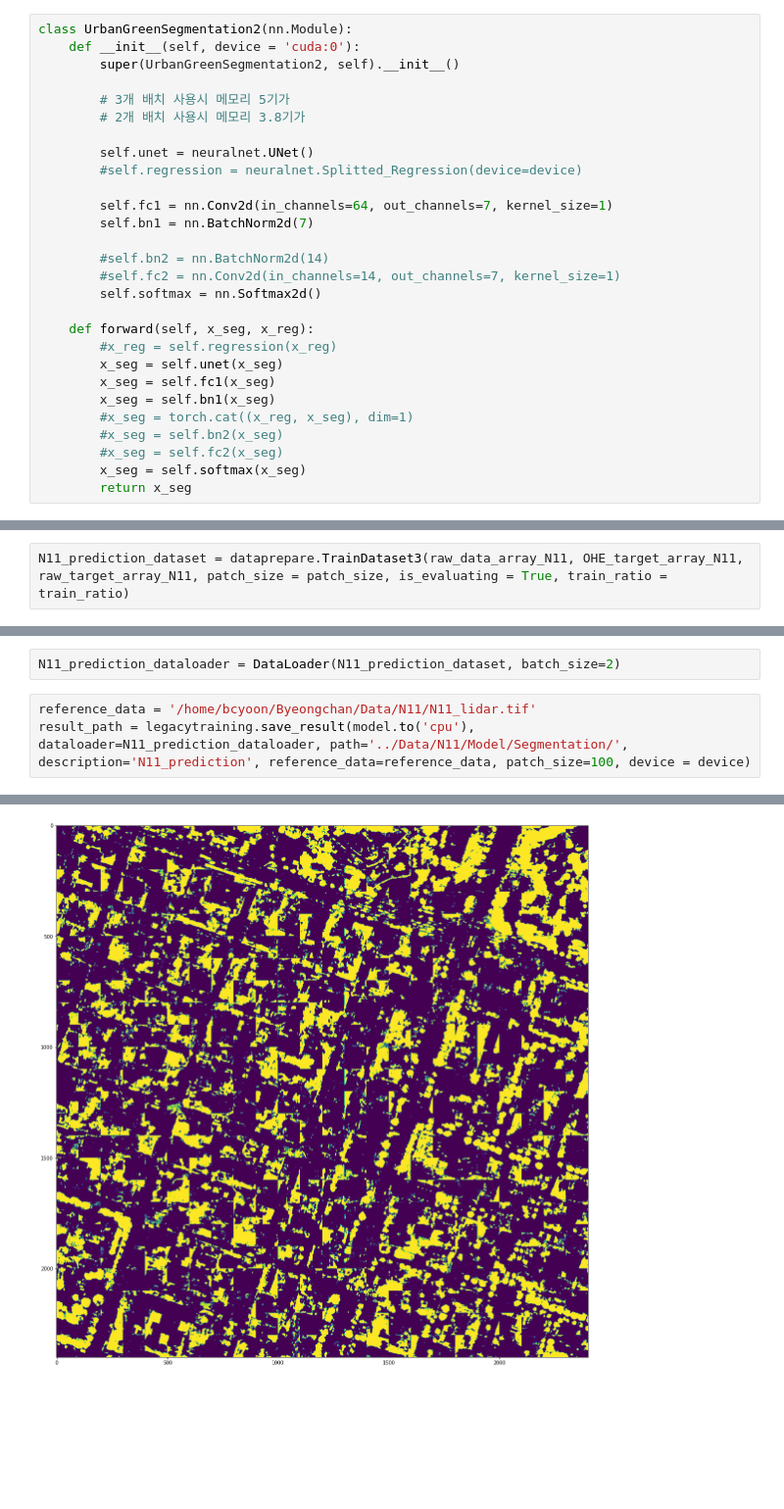
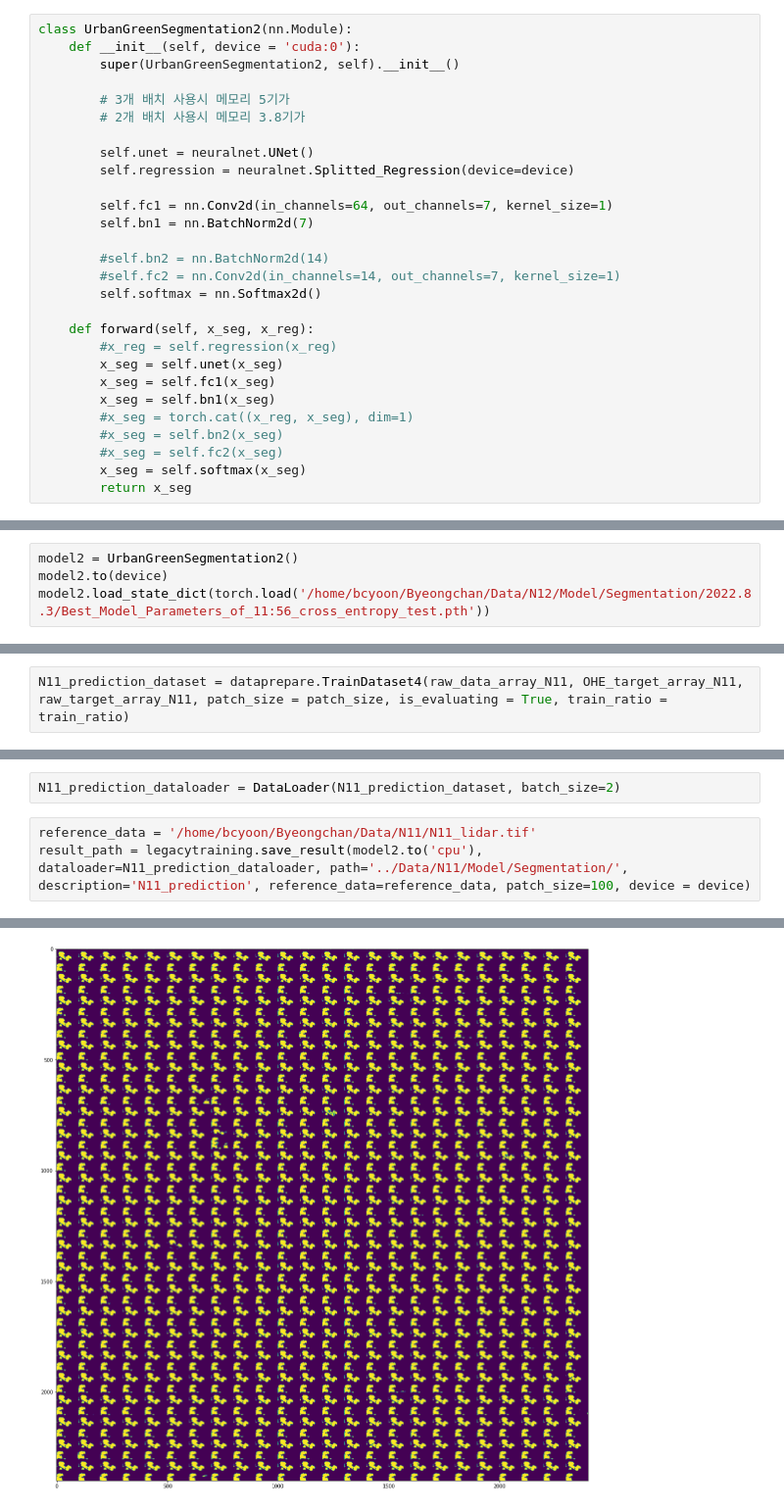
Before and after one commit to Yumbang/Codes, a Jupyter notebook: UrbanGreenSegmentation.ipynb, the cells around one changed output, grey strips where cells are left out. Shown: that part at 98% size. Drawn from its saved outputs; the diff is of its cells as text; blank space fills up the shorter version.

Commit message:
Added dataset for UrbanGreenSegmentation2 prediction.
Experimenting with different hyperparameters parallely

```diff
--- a/UrbanGreenSegmentation.ipynb
+++ b/UrbanGreenSegmentation.ipynb
@@ -119,7 +119,7 @@ class UrbanGreenSegmentation2(nn.Module):
         # 2개 배치 사용시 메모리 3.8기가
 
         self.unet = neuralnet.UNet()
-        #self.regression = neuralnet.Splitted_Regression(device=device)
+        self.regression = neuralnet.Splitted_Regression(device=device)
 
         self.fc1 = nn.Conv2d(in_channels=64, out_channels=7, kernel_size=1)
         self.bn1 = nn.BatchNorm2d(7)
@@ -225,0 +204,4 @@ Type yes to continue
+# %%
+model2 = UrbanGreenSegmentation2()
+model2.to(device)
+model2.load_state_dict(torch.load('/home/bcyoon/Byeongchan/Data/N12/Model/Segmentation/2022.8.3/Best_Model_Parameters_of_11:56_cross_entropy_test.pth'))
@@ -231,3 +214,3 @@ Not fitting. Trimming Data.
 # %%
-N11_prediction_dataset = dataprepare.TrainDataset3(raw_data_array_N11, OHE_target_array_N11, raw_target_array_N11, patch_size = patch_size, is_evaluating = True, train_ratio = train_ratio)
+N11_prediction_dataset = dataprepare.TrainDataset4(raw_data_array_N11, OHE_target_array_N11, raw_target_array_N11, patch_size = patch_size, is_evaluating = True, train_ratio = train_ratio)
 # %% [output]
@@ -237,7 +219,7 @@ torch.Size([576, 6, 100, 100])
 N11_prediction_dataloader = DataLoader(N11_prediction_dataset, batch_size=2)
 # %%
 reference_data = '/home/bcyoon/Byeongchan/Data/N11/N11_lidar.tif'
-result_path = legacytraining.save_result(model.to('cpu'), dataloader=N11_prediction_dataloader, path='../Data/N11/Model/Segmentation/', description='N11_prediction', reference_data=reference_data, patch_size=100, device = device)
+result_path = legacytraining.save_result(model2.to('cpu'), dataloader=N11_prediction_dataloader, path='../Data/N11/Model/Segmentation/', description='N11_prediction', reference_data=reference_data, patch_size=100, device = device)
 # %% [output]
 Type yes to continue
-[figure, old version]
+[figure, new version]
```
Also changed, not shown: parts of 8 cells of this notebook, 2 other files.
